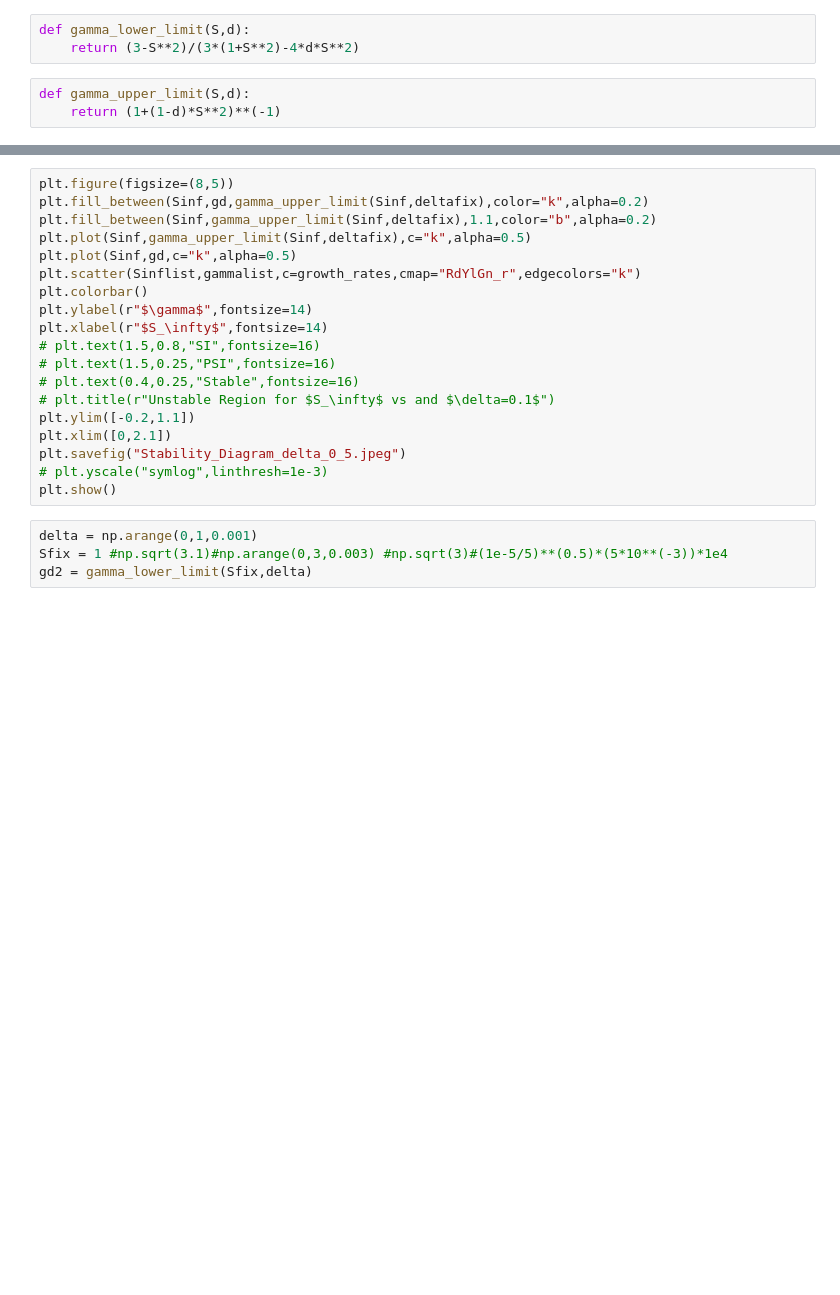
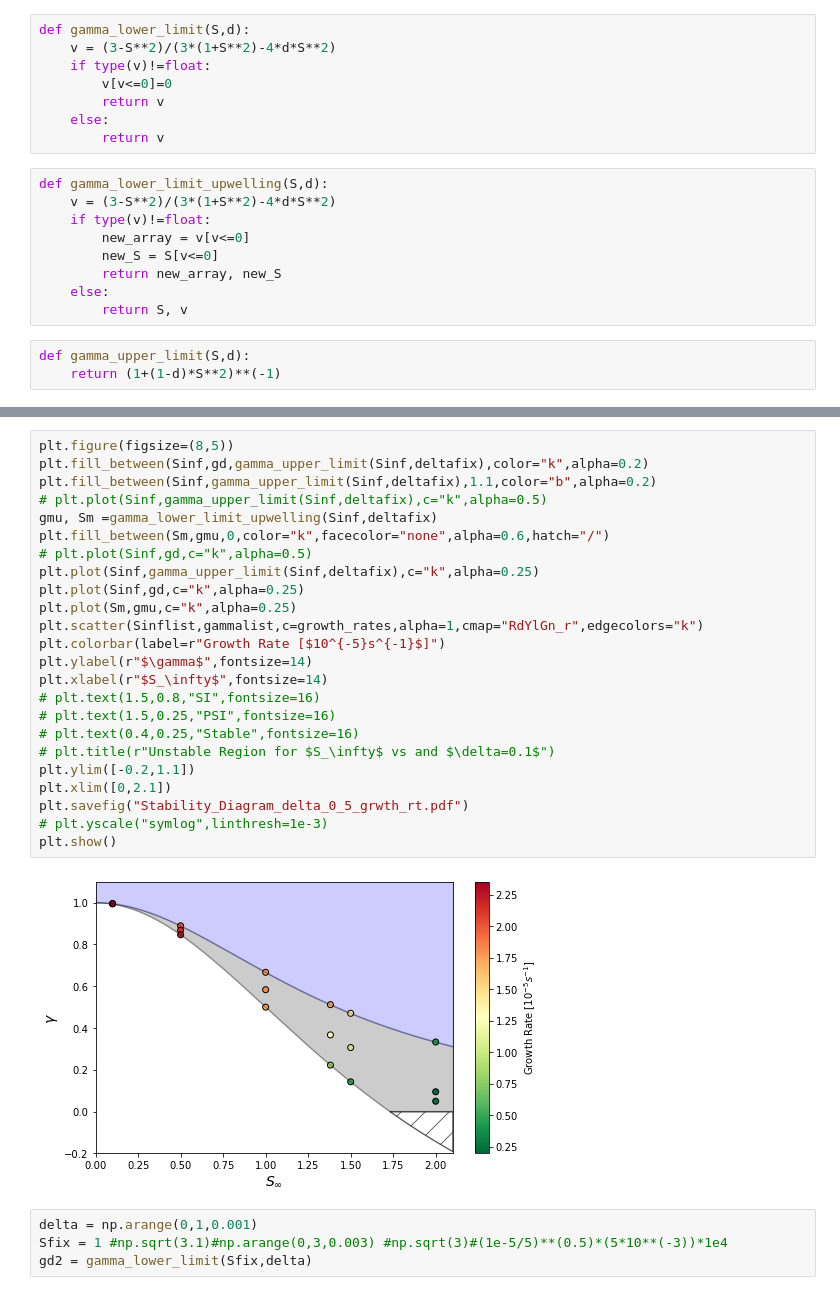
Before and after one commit to loganpknudsen/BottomBoundaryLayer, a Jupyter notebook: stability_regions.ipynb, the cells around one changed output, grey strips where cells are left out. Saved outputs shown, nothing was run; the diff lists cells and outputs as text; blank space fills up the shorter version.

```diff
--- a/stability_regions.ipynb
+++ b/stability_regions.ipynb
@@ -29,7 +31,21 @@ plt.show()
 $$ \gamma \geq \dfrac{3-S^2_\infty}{3(1+S^2_\infty)-4\delta S^2_\infty} $$
 # %%
 def gamma_lower_limit(S,d):
-    return (3-S**2)/(3*(1+S**2)-4*d*S**2)
+    v = (3-S**2)/(3*(1+S**2)-4*d*S**2)
+    if type(v)!=float:
+        v[v<=0]=0
+        return v
+    else:
+        return v
+# %%
+def gamma_lower_limit_upwelling(S,d):
+    v = (3-S**2)/(3*(1+S**2)-4*d*S**2)
+    if type(v)!=float:
+        new_array = v[v<=0]
+        new_S = S[v<=0]
+        return new_array, new_S
+    else:
+        return S, v
 # %%
 def gamma_upper_limit(S,d):
     return (1+(1-d)*S**2)**(-1)
@@ -49,22 +74,29 @@ growth_rates = [2.342,2.300,2.354,1.978,2.130,2.239,1.790,1.821,1.725,1.431,0.99
 # %%
 plt.figure(figsize=(8,5))
 plt.fill_between(Sinf,gd,gamma_upper_limit(Sinf,deltafix),color="k",alpha=0.2)
 plt.fill_between(Sinf,gamma_upper_limit(Sinf,deltafix),1.1,color="b",alpha=0.2)
-plt.plot(Sinf,gamma_upper_limit(Sinf,deltafix),c="k",alpha=0.5)
-plt.plot(Sinf,gd,c="k",alpha=0.5)
-plt.scatter(Sinflist,gammalist,c=growth_rates,cmap="RdYlGn_r",edgecolors="k")
-plt.colorbar()
+# plt.plot(Sinf,gamma_upper_limit(Sinf,deltafix),c="k",alpha=0.5)
+gmu, Sm =gamma_lower_limit_upwelling(Sinf,deltafix)
+plt.fill_between(Sm,gmu,0,color="k",facecolor="none",alpha=0.6,hatch="/")
+# plt.plot(Sinf,gd,c="k",alpha=0.5)
+plt.plot(Sinf,gamma_upper_limit(Sinf,deltafix),c="k",alpha=0.25)
+plt.plot(Sinf,gd,c="k",alpha=0.25)
+plt.plot(Sm,gmu,c="k",alpha=0.25)
+plt.scatter(Sinflist,gammalist,c=growth_rates,alpha=1,cmap="RdYlGn_r",edgecolors="k")
+plt.colorbar(label=r"Growth Rate [$10^{-5}s^{-1}$]")
 plt.ylabel(r"$\gamma$",fontsize=14)
 plt.xlabel(r"$S_\infty$",fontsize=14)
 # plt.text(1.5,0.8,"SI",fontsize=16)
 # plt.text(1.5,0.25,"PSI",fontsize=16)
 # plt.text(0.4,0.25,"Stable",fontsize=16)
 # plt.title(r"Unstable Region for $S_\infty$ vs and $\delta=0.1$")
 plt.ylim([-0.2,1.1])
 plt.xlim([0,2.1])
-plt.savefig("Stability_Diagram_delta_0_5.jpeg")
+plt.savefig("Stability_Diagram_delta_0_5_grwth_rt.pdf")
 # plt.yscale("symlog",linthresh=1e-3)
 plt.show()
+# %% [output]
+[figure, added]
 # %%
 delta = np.arange(0,1,0.001)
 Sfix = 1 #np.sqrt(3.1)#np.arange(0,3,0.003) #np.sqrt(3)#(1e-5/5)**(0.5)*(5*10**(-3))*1e4
```
Also changed, not shown: parts of 15 cells of this notebook, 6 other files.
